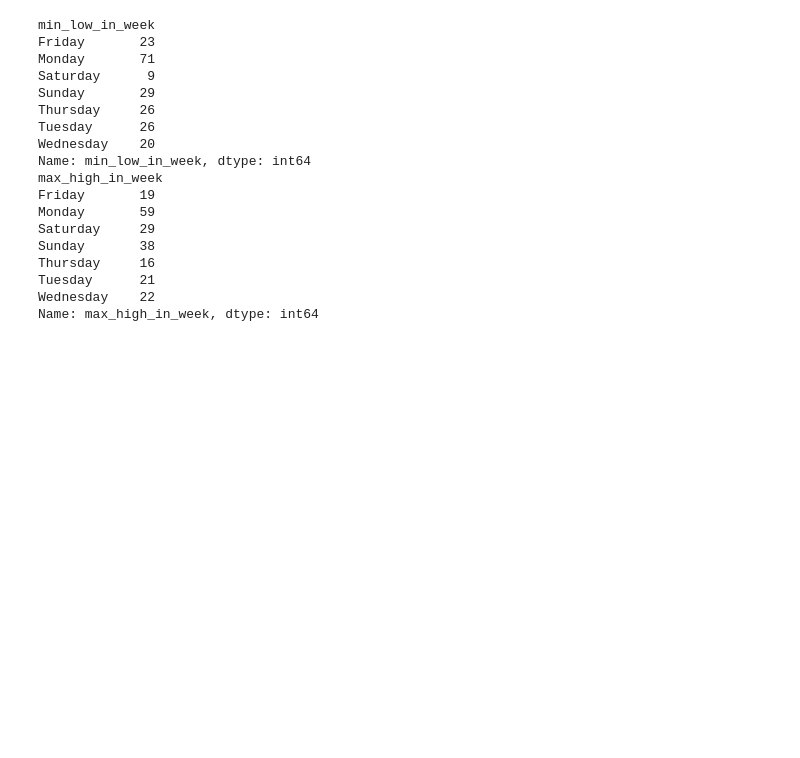
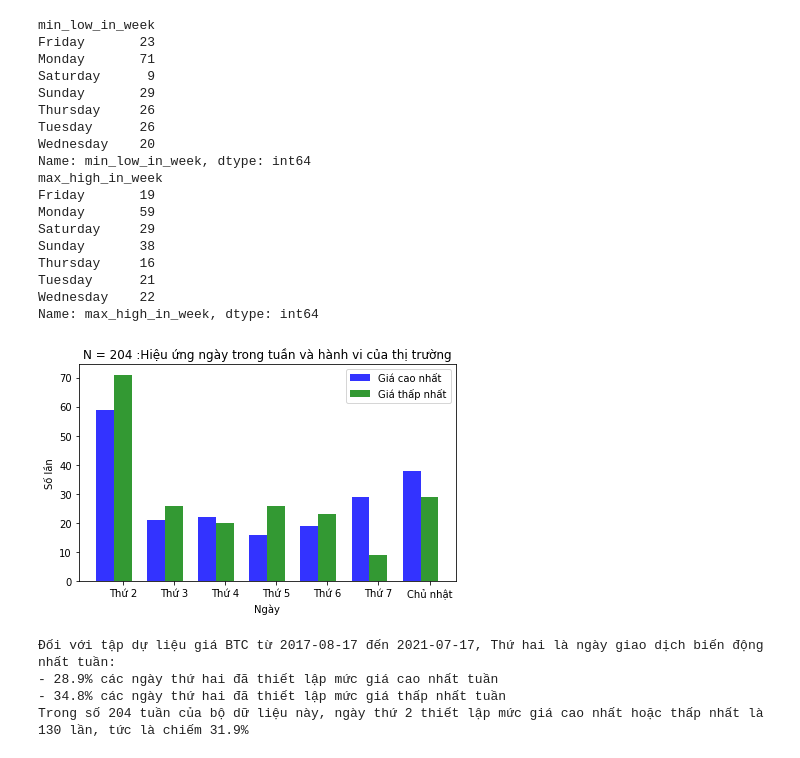
Before and after one commit to bachpx195/the_big_trade, a Jupyter notebook: TheBigTrade/insideDayAndOutsideDay.ipynb, the cells around one changed output. Drawn from its saved outputs; the diff is of its cells as text; code cells hidden in the pictures; blank space fills up the shorter version.

```diff
--- a/TheBigTrade/insideDayAndOutsideDay.ipynb
+++ b/TheBigTrade/insideDayAndOutsideDay.ipynb
@@ -91,6 +91,7 @@ bitcoin_prices_week.describe()
 bitcoin_prices_week['end_week'] = bitcoin_prices_week[['high']].apply(
     lambda x: x.name.date() + datetime.timedelta(days=6), axis=1)
 
+total_week = bitcoin_prices_week.iloc[:,1].count()
 
 bitcoin_prices[bitcoin_prices_week.iloc[0].name.strftime(
     "%Y-%m-%d"):"2018-11-02"]
@@ -109,7 +110,6 @@ def max_high_in_week(x):
 bitcoin_prices_week['min_low_in_week'] = bitcoin_prices_week[[
     'end_week']].apply(lambda x: min_low_in_week(x), axis=1)
 
-
 bitcoin_prices_week['max_high_in_week'] = bitcoin_prices_week[[
     'end_week']].apply(lambda x: max_high_in_week(x), axis=1)
 
@@ -140,3 +140,67 @@ Thursday     16
 Tuesday      21
 Wednesday    22
 Name: max_high_in_week, dtype: int64
+# %%
+n_groups = 7
+min_low_in_week = (
+    group_min_low_in_week['Monday'],
+    group_min_low_in_week['Tuesday'],
+    group_min_low_in_week['Wednesday'],
+    group_min_low_in_week['Thursday'],
+    group_min_low_in_week['Friday'],
+    group_min_low_in_week['Saturday'],
+    group_min_low_in_week['Sunday']
+)
+max_high_in_week = (
+    group_max_high_in_week['Monday'],
+    group_max_high_in_week['Tuesday'],
+    group_max_high_in_week['Wednesday'],
+    group_max_high_in_week['Thursday'],
+    group_max_high_in_week['Friday'],
+    group_max_high_in_week['Saturday'],
+    group_max_high_in_week['Sunday']
+)
+fig, ax = plt.subplots()
+index = np.arange(n_groups)
+bar_width = 0.35
+opacity = 0.8
+
+rects1 = plt.bar(index, max_high_in_week, bar_width,
+                 alpha=opacity, color='b', label='Giá cao nhất')
+
+rects2 = plt.bar(index + bar_width, min_low_in_week, bar_width,
+                 alpha=opacity, color='g', label='Giá thấp nhất')
+
+plt.xlabel('Ngày')
+plt.ylabel('Số lần')
+plt.title(
+    f"N = {total_week} :Hiệu ứng ngày trong tuần và hành vi của thị trường")
+plt.xticks(index + bar_width, ('Thứ 2', 'Thứ 3',
+                               'Thứ 4', 'Thứ 5', 'Thứ 6', 'Thứ 7', 'Chủ nhật'))
+plt.legend()
+plt.tight_layout()
+plt.show()
+
+monday_high_low_prices = bitcoin_prices_week[(bitcoin_prices_week.min_low_in_week == 'Monday') & (
+    bitcoin_prices_week.max_high_in_week == 'Monday')]
+
+probability_monday_establish_high = '{:.1%}'.format(
+    group_max_high_in_week['Monday']/total_week)
+probability_monday_establish_low = '{:.1%}'.format(
+    group_min_low_in_week['Monday']/total_week)
+probability_monday_establish_high_or_low = '{:.1%}'.format(
+    (group_min_low_in_week['Monday'] + group_max_high_in_week['Monday'])/(2*total_week))
+
+print(
+    f"Đối với tập dự liệu giá BTC từ {first_date} đến {last_date}, Thứ hai là ngày giao dịch biến động nhất tuần:")
+print(f"- {probability_monday_establish_high} các ngày thứ hai đã thiết lập mức giá cao nhất tuần")
+print(f"- {probability_monday_establish_low} các ngày thứ hai đã thiết lập mức giá thấp nhất tuần")
+print(
+    f"Trong số {total_week} tuần của bộ dữ liệu này, ngày thứ hai thiết lập mức giá cao nhất hoặc thấp nhất là {group_max_high_in_week['Monday'] + group_min_low_in_week['Monday']} lần, tức là chiếm {probability_monday_establish_high_or_low}")
+print(f"Có {monday_high_low_prices.iloc[:,0].count()} ngày thứ hai vừa thiêt lập cả mức giá cao nhất và thâp nhất trong tuần.")
+# %% [output]
+[figure, added]
+Đối với tập dự liệu giá BTC từ 2017-08-17 đến 2021-07-17, Thứ hai là ngày giao dịch biến động nhất tuần:
+- 28.9% các ngày thứ hai đã thiết lập mức giá cao nhất tuần
+- 34.8% các ngày thứ hai đã thiết lập mức giá thấp nhất tuần
+Trong số 204 tuần của bộ dữ liệu này, ngày thứ 2 thiết lập mức giá cao nhất hoặc thấp nhất là 130 lần, tức là chiếm 31.9%
```
Also changed, not shown: parts of 6 cells of this notebook.
